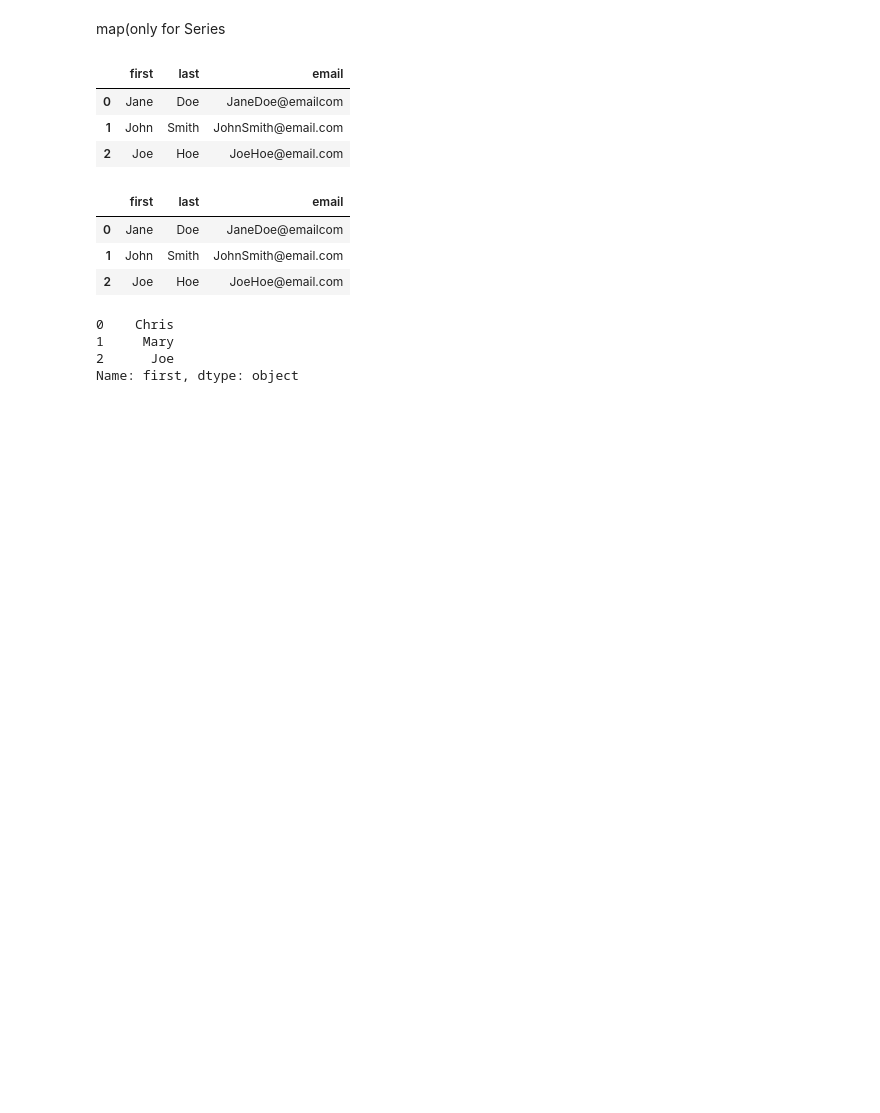
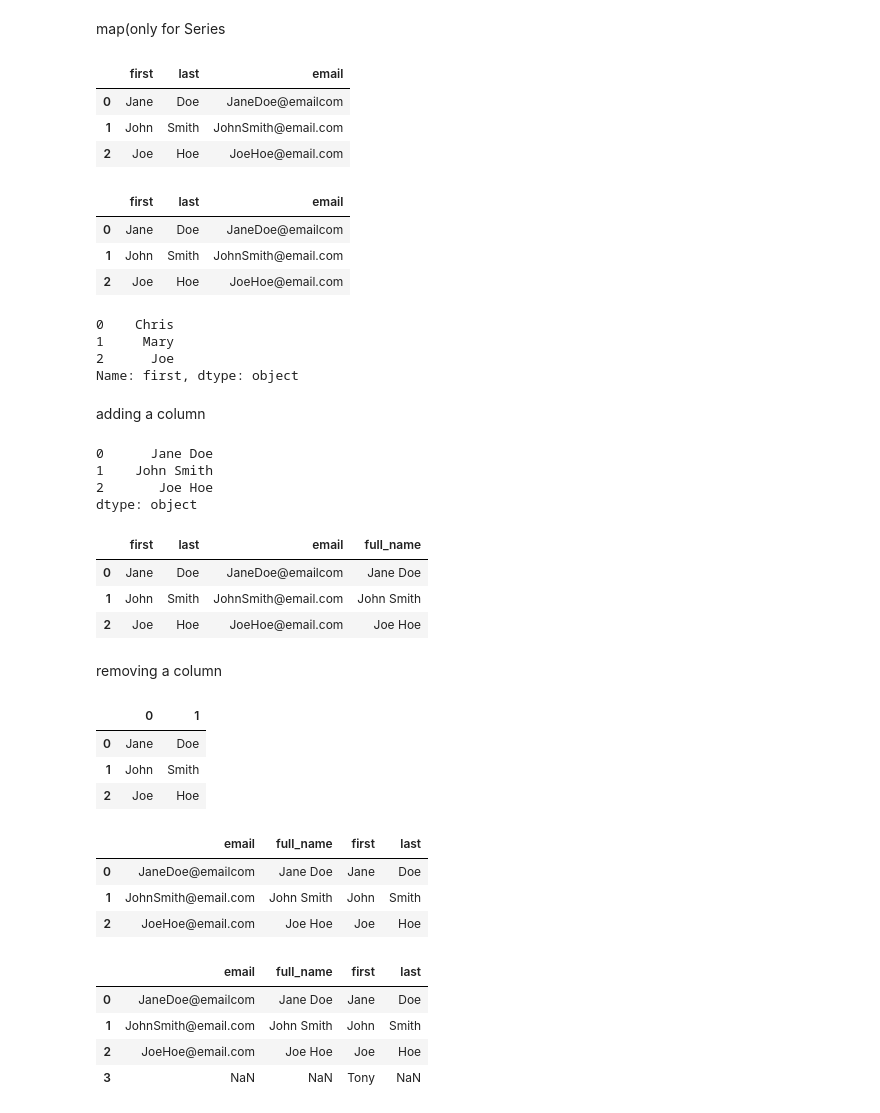
Before and after one commit to jpark0116/pandaspractice, a Jupyter notebook: library practice.ipynb, the cells around one changed output. Drawn from its saved outputs; the diff is of its cells as text; code cells hidden in the pictures; blank space fills up the shorter version.

```diff
--- a/library practice.ipynb
+++ b/library practice.ipynb
@@ -189,3 +189,25 @@ people['first'].replace({'Jane':'Chris', 'John':'Mary'})
 1     Mary
 2      Joe
 Name: first, dtype: object
+# %% [markdown]
+adding a column
+# %%
+df = pd.DataFrame(people)
+# %%
+df['first']+ ' ' + df['last']
+# %% [output]
+0      Jane Doe
+1    John Smith
+2       Joe Hoe
+dtype: object
+# %%
+df['full_name'] = df['first']+ ' ' + df['last']
+# %%
+df
+# %% [output]
+|  | first | last | email | full_name |
+| 0 | Jane | Doe | JaneDoe@emailcom | Jane Doe |
+| 1 | John | Smith | JohnSmith@email.com | John Smith |
+| 2 | Joe | Hoe | JoeHoe@email.com | Joe Hoe |
+# %% [markdown]
+removing a column
@@ -191,0 +216,7 @@ Name: first, dtype: object
+# %%
+df['full_name'].str.split(' ', expand = True)
+# %% [output]
+|  | 0 | 1 |
+| 0 | Jane | Doe |
+| 1 | John | Smith |
+| 2 | Joe | Hoe |
@@ -191,0 +225,15 @@ Name: first, dtype: object
+# %%
+df
+# %% [output]
+|  | email | full_name | first | last |
+| 0 | JaneDoe@emailcom | Jane Doe | Jane | Doe |
+| 1 | JohnSmith@email.com | John Smith | John | Smith |
+| 2 | JoeHoe@email.com | Joe Hoe | Joe | Hoe |
+# %%
+df.append({'first':'Tony'}, ignore_index = True)
+# %% [output]
+|  | email | full_name | first | last |
+| 0 | JaneDoe@emailcom | Jane Doe | Jane | Doe |
+| 1 | JohnSmith@email.com | John Smith | John | Smith |
+| 2 | JoeHoe@email.com | Joe Hoe | Joe | Hoe |
+| 3 | NaN | NaN | Tony | NaN |
```
Also changed, not shown: parts of 9 cells of this notebook.
